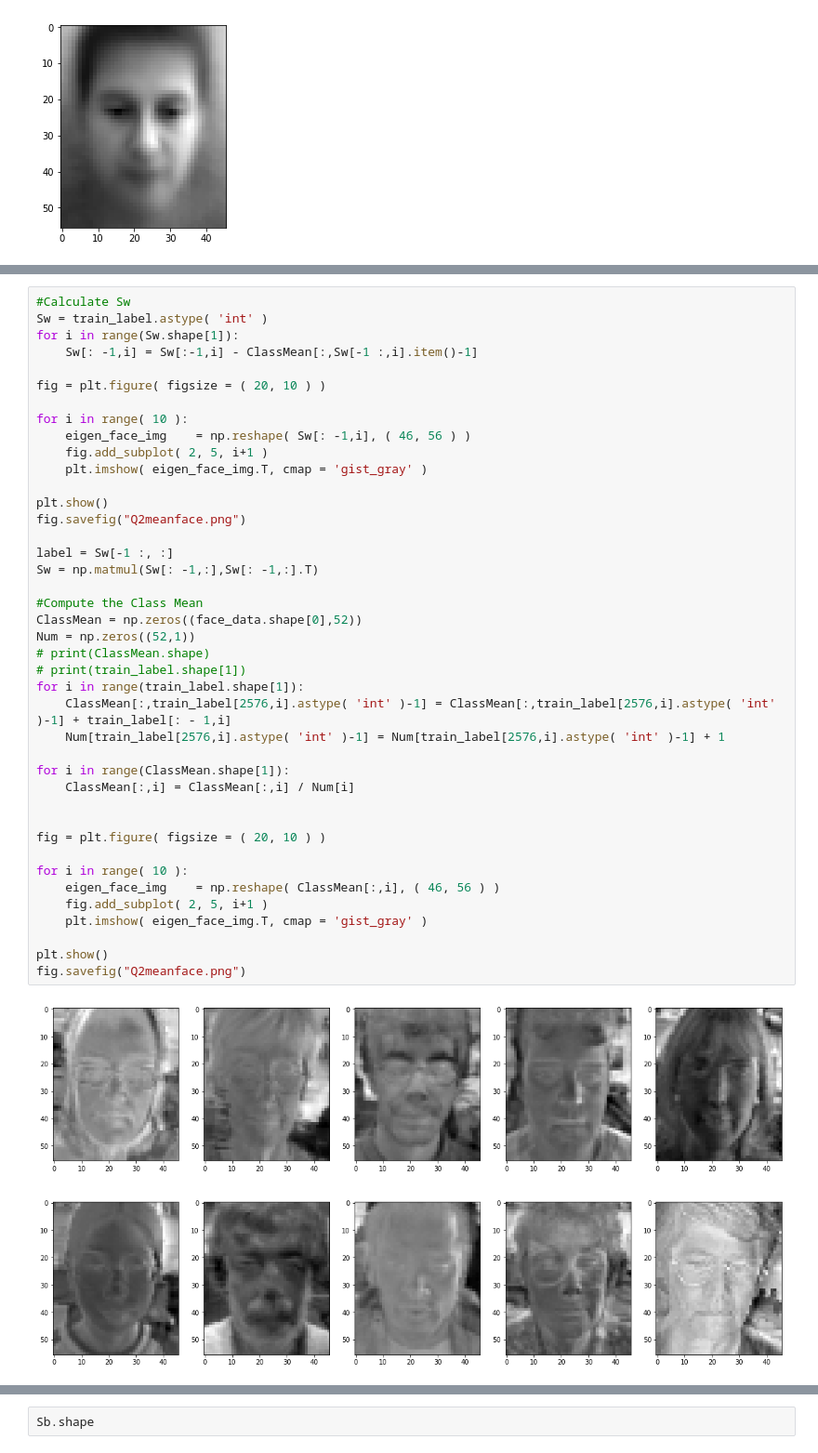
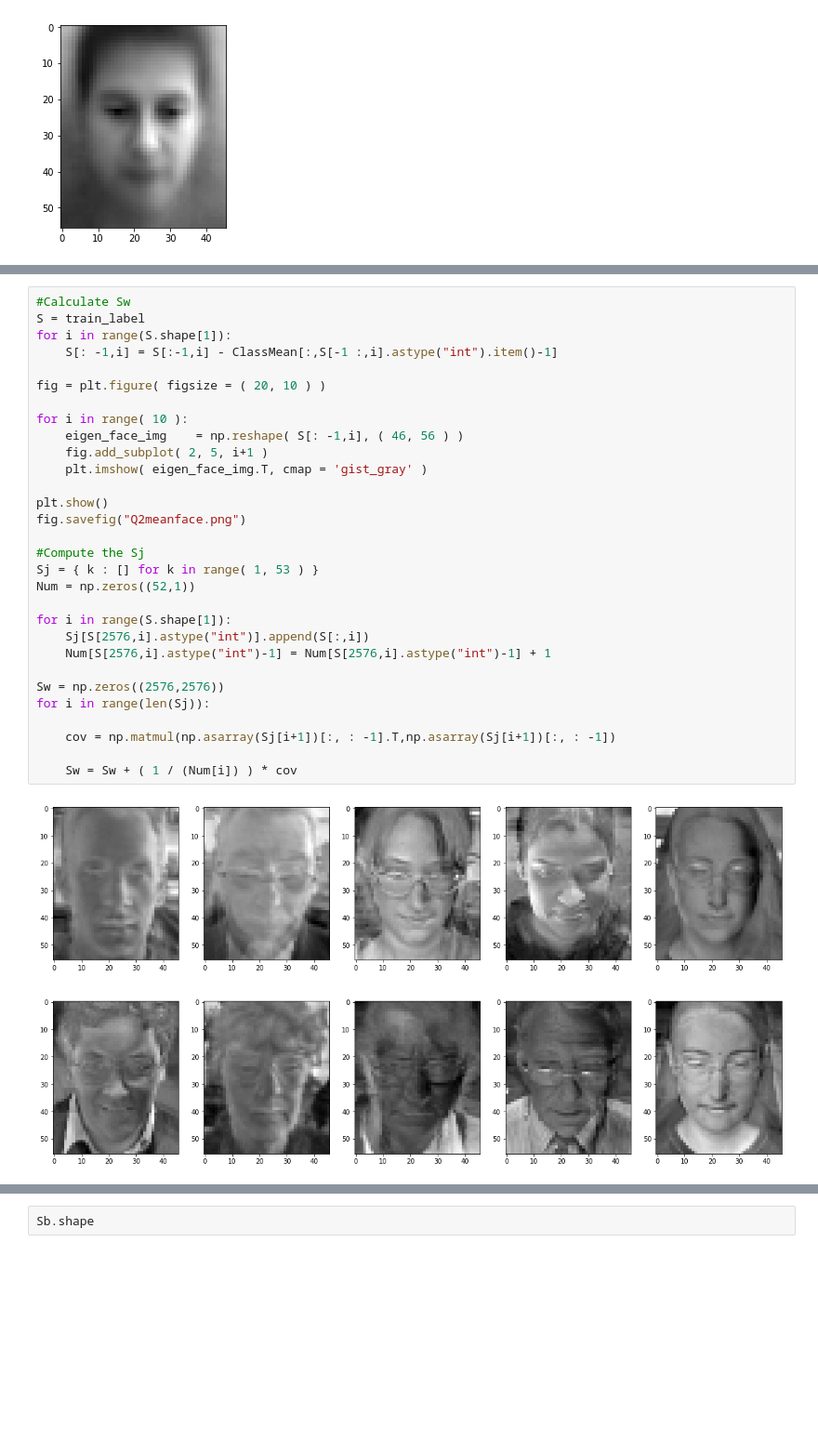
Before and after one commit to zl6114/pattern-recognition-18, a Jupyter notebook: Q2.ipynb, the cells around one changed output, grey strips where cells are left out. Shown: that part at 93% size. Drawn from its saved outputs; the diff is of its cells as text; blank space fills up the shorter version.

```diff
--- a/Q2.ipynb
+++ b/Q2.ipynb
@@ -94,43 +101,32 @@ Sb = np.matmul(Sb,Sb.T)
 # %%
 #Calculate Sw
-Sw = train_label.astype( 'int' )
-for i in range(Sw.shape[1]):
-    Sw[: -1,i] = Sw[:-1,i] - ClassMean[:,Sw[-1 :,i].item()-1]
+S = train_label
+for i in range(S.shape[1]):
+    S[: -1,i] = S[:-1,i] - ClassMean[:,S[-1 :,i].astype("int").item()-1]
 
 fig = plt.figure( figsize = ( 20, 10 ) )
 
 for i in range( 10 ):
-    eigen_face_img    = np.reshape( Sw[: -1,i], ( 46, 56 ) )
+    eigen_face_img    = np.reshape( S[: -1,i], ( 46, 56 ) )
     fig.add_subplot( 2, 5, i+1 )
     plt.imshow( eigen_face_img.T, cmap = 'gist_gray' )
 
 plt.show()
 fig.savefig("Q2meanface.png")
 
-label = Sw[-1 :, :]
-Sw = np.matmul(Sw[: -1,:],Sw[: -1,:].T)
+#Compute the Sj
+Sj = { k : [] for k in range( 1, 53 ) }
+Num = np.zeros((52,1))
 
-#Compute the Class Mean
-ClassMean = np.zeros((face_data.shape[0],52))
-Num = np.zeros((52,1))
-# print(ClassMean.shape)
-# print(train_label.shape[1])
-for i in range(train_label.shape[1]):
-    ClassMean[:,train_label[2576,i].astype( 'int' )-1] = ClassMean[:,train_label[2576,i].astype( 'int' )-1] + train_label[: - 1,i]
-    Num[train_label[2576,i].astype( 'int' )-1] = Num[train_label[2576,i].astype( 'int' )-1] + 1
+for i in range(S.shape[1]):
+    Sj[S[2576,i].astype("int")].append(S[:,i])
+    Num[S[2576,i].astype("int")-1] = Num[S[2576,i].astype("int")-1] + 1
 
-for i in range(ClassMean.shape[1]):
-    ClassMean[:,i] = ClassMean[:,i] / Num[i]
+Sw = np.zeros((2576,2576))
+for i in range(len(Sj)):
 
+    cov = np.matmul(np.asarray(Sj[i+1])[:, : -1].T,np.asarray(Sj[i+1])[:, : -1])
 
-fig = plt.figure( figsize = ( 20, 10 ) )
-
-for i in range( 10 ):
-    eigen_face_img    = np.reshape( ClassMean[:,i], ( 46, 56 ) )
-    fig.add_subplot( 2, 5, i+1 )
-    plt.imshow( eigen_face_img.T, cmap = 'gist_gray' )
-
-plt.show()
-fig.savefig("Q2meanface.png")
+    Sw = Sw + ( 1 / (Num[i]) ) * cov
 # %% [output]
-[figure, old version]
+[figure, new version]
```
Also changed, not shown: parts of 10 cells of this notebook.
